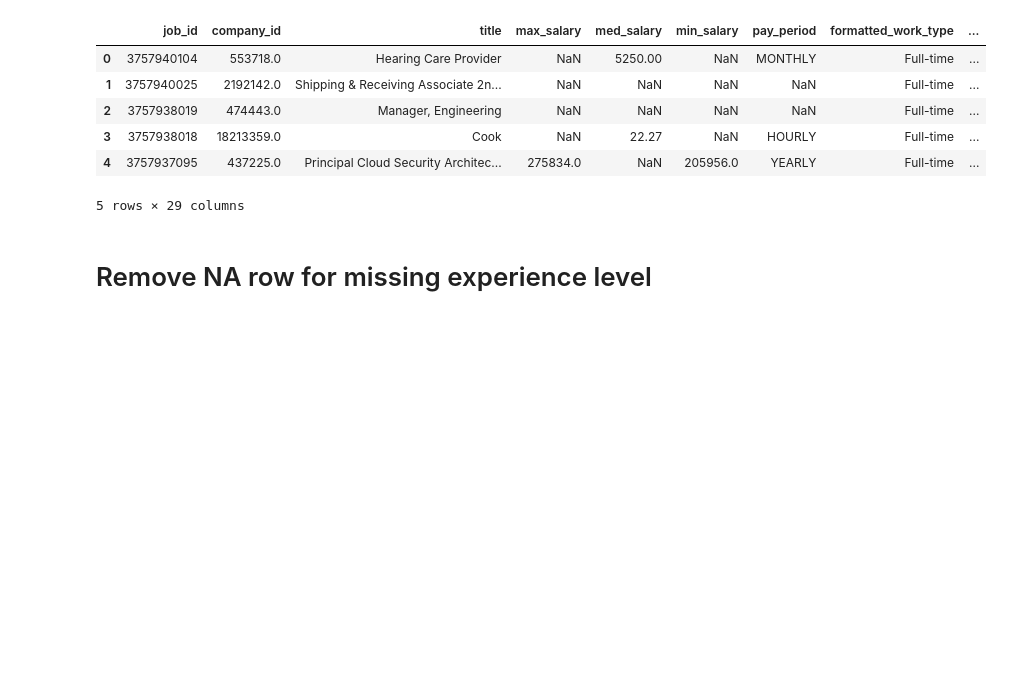
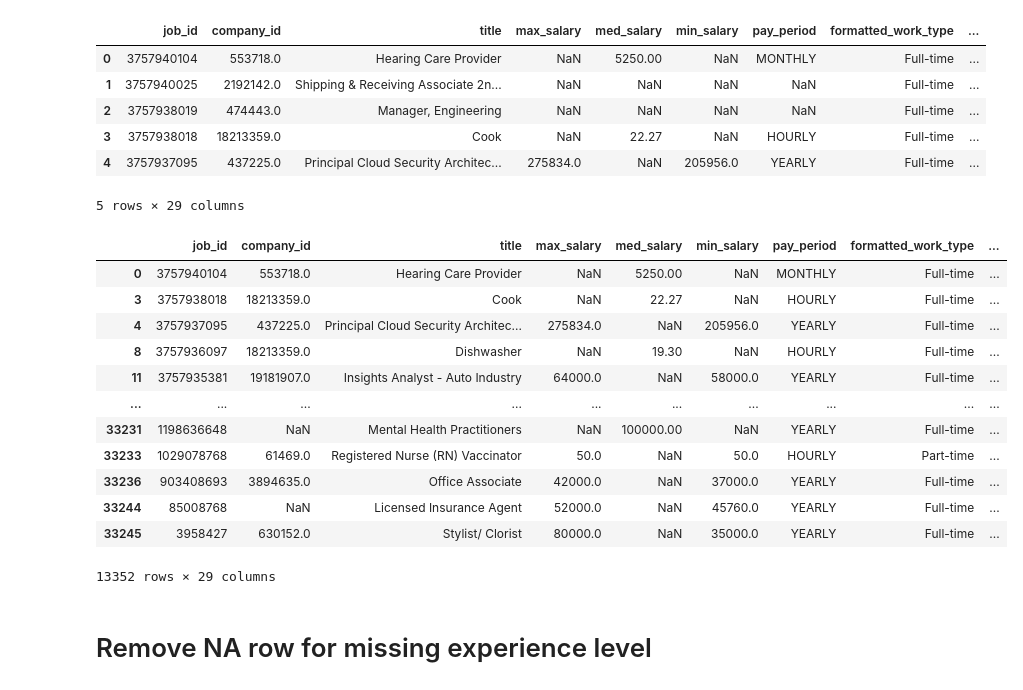
Before and after one commit to realanguyen96/Linkedln_dataset, a Jupyter notebook: LinkedIn_Jobs.ipynb, the cells around one changed output. Drawn from its saved outputs; the diff is of its cells as text; code cells hidden in the pictures; blank space fills up the shorter version.

```diff
--- a/LinkedIn_Jobs.ipynb
+++ b/LinkedIn_Jobs.ipynb
@@ -140,6 +140,22 @@ jobs_posting.head(5)
 | 3 | 3757938018 | 18213359.0 | Cook | NaN | 22.27 | NaN | HOURLY | Full-time | ... |
 | 4 | 3757937095 | 437225.0 | Principal Cloud Security Architec... | 275834.0 | NaN | 205956.0 | YEARLY | Full-time | ... |
 5 rows × 29 columns
+# %%
+jobs_posting[jobs_posting['yearly_avg_salary'].notnull()]
+# %% [output]
+|  | job_id | company_id | title | max_salary | med_salary | min_salary | pay_period | formatted_work_type | ... |
+| 0 | 3757940104 | 553718.0 | Hearing Care Provider | NaN | 5250.00 | NaN | MONTHLY | Full-time | ... |
+| 3 | 3757938018 | 18213359.0 | Cook | NaN | 22.27 | NaN | HOURLY | Full-time | ... |
+| 4 | 3757937095 | 437225.0 | Principal Cloud Security Architec... | 275834.0 | NaN | 205956.0 | YEARLY | Full-time | ... |
+| 8 | 3757936097 | 18213359.0 | Dishwasher | NaN | 19.30 | NaN | HOURLY | Full-time | ... |
+| 11 | 3757935381 | 19181907.0 | Insights Analyst - Auto Industry | 64000.0 | NaN | 58000.0 | YEARLY | Full-time | ... |
+| ... | ... | ... | ... | ... | ... | ... | ... | ... | ... |
+| 33231 | 1198636648 | NaN | Mental Health Practitioners | NaN | 100000.00 | NaN | YEARLY | Full-time | ... |
+| 33233 | 1029078768 | 61469.0 | Registered Nurse (RN) Vaccinator | 50.0 | NaN | 50.0 | HOURLY | Part-time | ... |
+| 33236 | 903408693 | 3894635.0 | Office Associate | 42000.0 | NaN | 37000.0 | YEARLY | Full-time | ... |
+| 33244 | 85008768 | NaN | Licensed Insurance Agent | 52000.0 | NaN | 45760.0 | YEARLY | Full-time | ... |
+| 33245 | 3958427 | 630152.0 | Stylist/ Clorist | 80000.0 | NaN | 35000.0 | YEARLY | Full-time | ... |
+13352 rows × 29 columns
 # %% [markdown]
 # Remove NA row for missing experience level
 # %%
```
Also changed, not shown: parts of 25 cells of this notebook.
